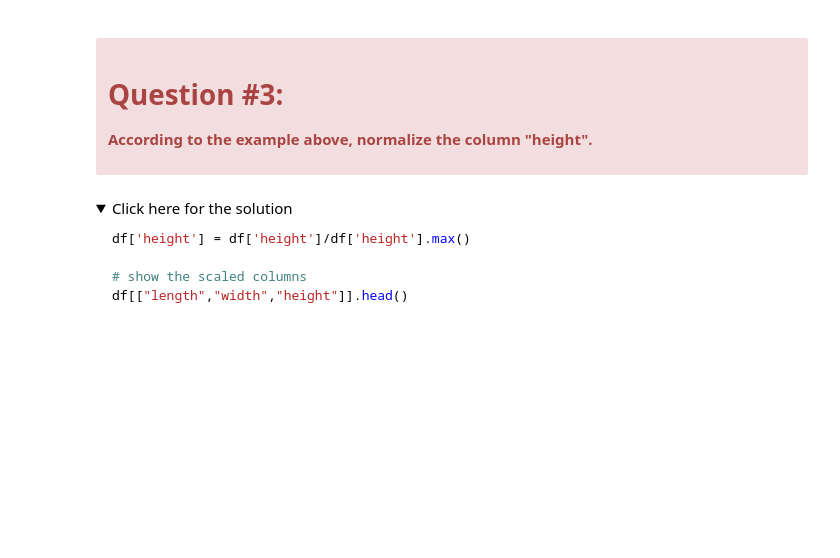
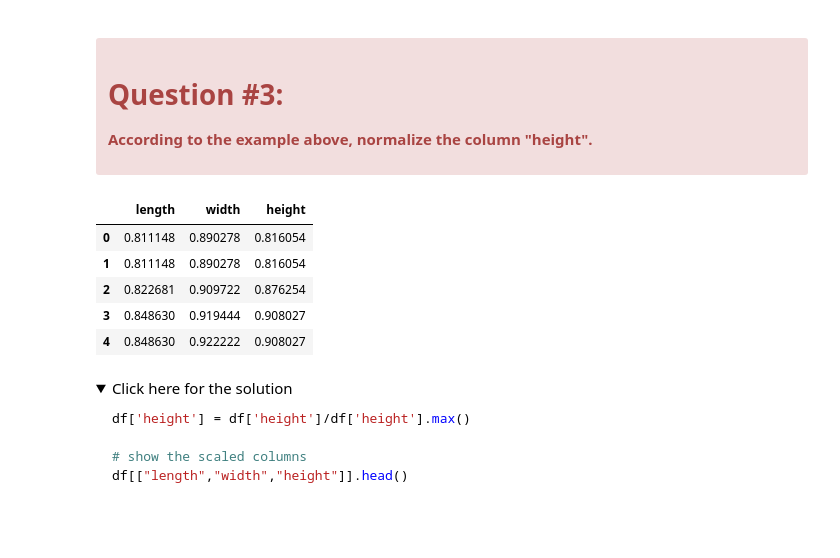
Before and after one commit to dylan-script/programacion_analitca_datos, a Jupyter notebook: Laboratorios/Cohorte II/Data-Wrangling/DA0101EN-2-Review-Data-Wrangling.ipynb, the cells around one changed output. Saved outputs shown, nothing was run; the diff lists cells and outputs as text; code cells hidden in the pictures; folded sections open; blank space fills up the shorter version.

```diff
--- a/Laboratorios/Cohorte II/Data-Wrangling/DA0101EN-2-Review-Data-Wrangling.ipynb
+++ b/Laboratorios/Cohorte II/Data-Wrangling/DA0101EN-2-Review-Data-Wrangling.ipynb
@@ -431,6 +574,16 @@ df['width'] = df['width']/df['width'].max()
 </div>
 # %%
 # Write your code below and press Shift+Enter to execute
+df['height'] = df['height']/df['height'].max()
+
+df[["length", "width", "height"]].head()
+# %% [output]
+|  | length | width | height |
+| 0 | 0.811148 | 0.890278 | 0.816054 |
+| 1 | 0.811148 | 0.890278 | 0.816054 |
+| 2 | 0.822681 | 0.909722 | 0.876254 |
+| 3 | 0.848630 | 0.919444 | 0.908027 |
+| 4 | 0.848630 | 0.922222 | 0.908027 |
 # %% [markdown]
 <details><summary>Click here for the solution</summary>
 
```
Also changed, not shown: parts of 36 cells of this notebook, 1 other file.
